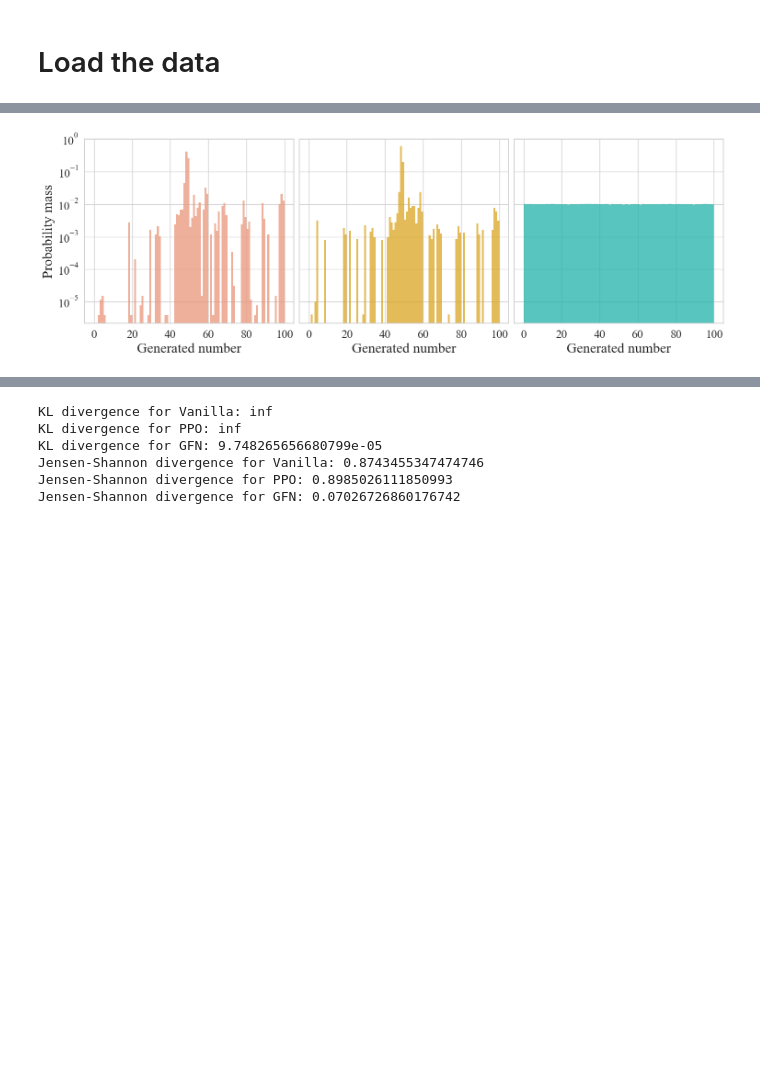
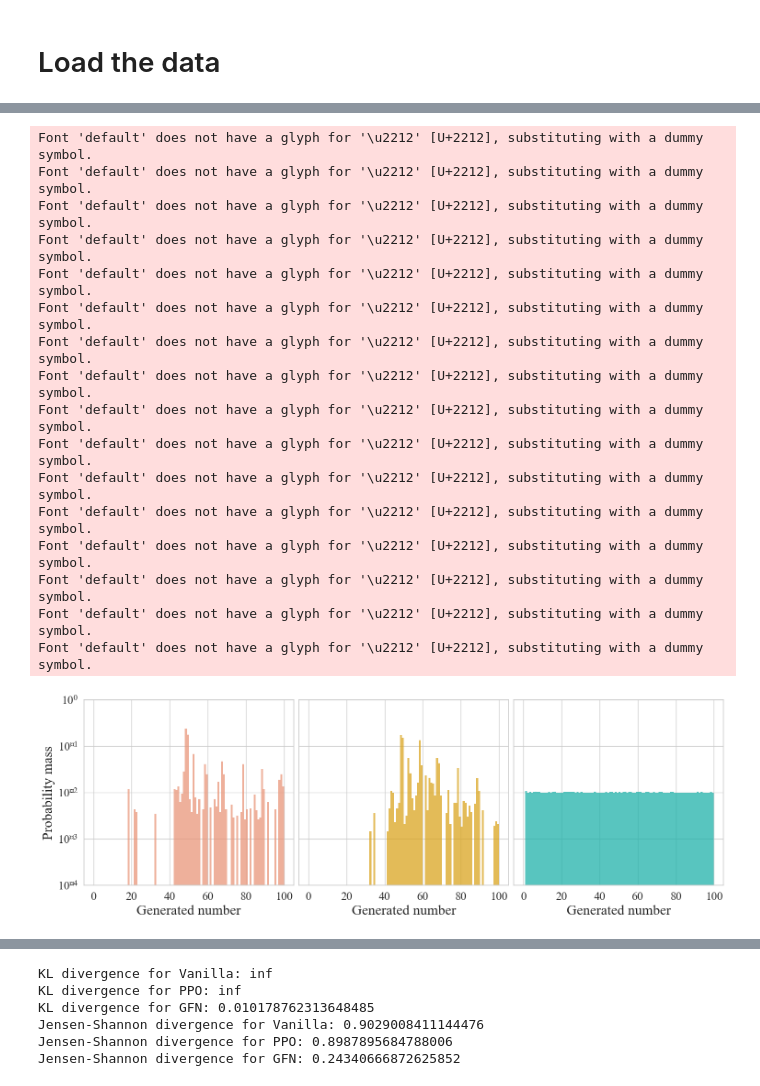
Before and after one commit to GFNOrg/gfn-lm-tuning, a Jupyter notebook: rng/notebooks/plots.ipynb, the cells around one changed output, grey strips where cells are left out. Saved outputs shown, nothing was run; the diff lists cells and outputs as text; code cells hidden in the pictures; blank space fills up the shorter version.

```diff
--- a/rng/notebooks/plots.ipynb
+++ b/rng/notebooks/plots.ipynb
@@ -134,8 +177,11 @@ plot_distribution_single(
 # %%
+plt.rcParams["axes.unicode_minus"] = False
+
+
 def plot_distribution(
     ax,
     dist,
-    n_max=512 * 8,
+    n_max=100,
     model_name="Model",
     color="lightseagreen",
     xlims=None,
@@ -144,9 +190,9 @@ def plot_distribution(
     filename="model",
     total_numbers=512000,
 ):
-    plt.rcParams["font.family"] = font
+    # plt.rcParams["font.family"] = font
     plt.rcParams["font.size"] = 16
-
+    # plt.rcParams["axes.unicode_minus"] = False
     sns.set_theme(style="whitegrid", font=font)
 
     bins = range(min(dist), max(dist) + 2)
@@ -162,10 +208,10 @@ def plot_distribution(
         plot.set_xlim(xlims)
 
     plot.set_yscale("log")
-    plot.set_ylim(top=1)
+    plot.set_ylim(0.0001, 1)
 
     # # custom y-axis ticks
-    # plot.set_yticks([0.0001, 0.001, 0.01, 0.1, 1])
+    plot.set_yticks([0.0001, 0.001, 0.01, 0.1, 1])
 
     plot.tick_params(axis="both", which="major", labelsize=18)
 
@@ -177,7 +223,13 @@ def plot_distribution(
     # plot.figure.savefig(f"plots/{slugify(model_name)}.pdf", bbox_inches="tight")
 
 
-def plot_all_distributions(df_gfn, df_vanilla, df_ppo, n_max):
+def plot_all_distributions(
+    df_gfn, df_vanilla, df_ppo, n_max=100, font="Times New Roman"
+):
+    # plt.rcParams["font.family"] = font
+    plt.rcParams["font.size"] = 16
+    sns.set_theme(style="whitegrid", font=font)
+    # plt.rcParams["axes.unicode_minus"] = False
     fig, axs = plt.subplots(1, 3, sharey=True, figsize=(15, 5))
 
     plot_distribution(
@@ -186,35 +238,54 @@ def plot_all_distributions(df_gfn, df_vanilla, df_ppo, n_max):
         n_max=n_max,
         model_name="Base model",
         color="darksalmon",
-        number_of_NaNs=253591,
+        number_of_NaNs=number_of_NaNs_vanilla,
         xlims=(-5, n_max + 5),
+        font=font,
     )
 
     plot_distribution(
         axs[1],
         df_ppo["Generated Numbers"],
         n_max=n_max,
         model_name="PPO",
         color="goldenrod",
-        number_of_NaNs=21411,
+        number_of_NaNs=number_of_NaNs_ppo,
         xlims=(-5, n_max + 5),
+        font=font,
     )
 
     plot_distribution(
         axs[2],
         df_gfn["Generated Numbers"],
         n_max=n_max,
         model_name="GFlowNet",
         color="lightseagreen",
-        number_of_NaNs=0,
+        number_of_NaNs=number_of_NaNs_gfn,
         xlims=(-5, n_max + 5),
+        font=font,
     )
 
     plt.tight_layout(pad=0.5)
     plt.show()
     fig.savefig(f"plots/all_single-prompt.pdf", bbox_inches="tight")
 
 
 plot_all_distributions(df_gfn, df_vanilla, df_ppo, n_max)
 # %% [output]
+Font 'default' does not have a glyph for '\u2212' [U+2212], substituting with a dummy symbol.
+Font 'default' does not have a glyph for '\u2212' [U+2212], substituting with a dummy symbol.
+Font 'default' does not have a glyph for '\u2212' [U+2212], substituting with a dummy symbol.
+Font 'default' does not have a glyph for '\u2212' [U+2212], substituting with a dummy symbol.
+Font 'default' does not have a glyph for '\u2212' [U+2212], substituting with a dummy symbol.
+Font 'default' does not have a glyph for '\u2212' [U+2212], substituting with a dummy symbol.
+Font 'default' does not have a glyph for '\u2212' [U+2212], substituting with a dummy symbol.
+Font 'default' does not have a glyph for '\u2212' [U+2212], substituting with a dummy symbol.
+Font 'default' does not have a glyph for '\u2212' [U+2212], substituting with a dummy symbol.
+Font 'default' does not have a glyph for '\u2212' [U+2212], substituting with a dummy symbol.
+Font 'default' does not have a glyph for '\u2212' [U+2212], substituting with a dummy symbol.
+Font 'default' does not have a glyph for '\u2212' [U+2212], substituting with a dummy symbol.
+Font 'default' does not have a glyph for '\u2212' [U+2212], substituting with a dummy symbol.
+Font 'default' does not have a glyph for '\u2212' [U+2212], substituting with a dummy symbol.
+Font 'default' does not have a glyph for '\u2212' [U+2212], substituting with a dummy symbol.
+Font 'default' does not have a glyph for '\u2212' [U+2212], substituting with a dummy symbol.
-[figure, old version]
+[figure, new version]
@@ -224,15 +311,17 @@ from scipy.stats import entropy
 from scipy.spatial.distance import jensenshannon
 from numpy import sqrt
 
-pmf_vanilla = np.histogram(df_vanilla["Generated Numbers"], bins=n_max)[0] / 512000
-pmf_ppo = np.histogram(df_ppo["Generated Numbers"], bins=n_max)[0] / 512000
-pmf_gfn = np.histogram(df_gfn["Generated Numbers"], bins=n_max)[0] / 512000
+pmf_vanilla = (
+    np.histogram(df_vanilla["Generated Numbers"], bins=n_max)[0] / number_of_nbs_vanilla
+)
+pmf_ppo = np.histogram(df_ppo["Generated Numbers"], bins=n_max)[0] / number_of_nbs_ppo
+pmf_gfn = np.histogram(df_gfn["Generated Numbers"], bins=n_max)[0] / number_of_nbs_gfn
 pmf_uniform = np.ones(n_max) / n_max
 
 # add NaNs
-pmf_vanilla = np.append(pmf_vanilla, 253591 / 512000)
-pmf_ppo = np.append(pmf_ppo, 21411 / 512000)
-pmf_gfn = np.append(pmf_gfn, 0)
+pmf_vanilla = np.append(pmf_vanilla, number_of_NaNs_vanilla / number_of_nbs_vanilla)
+pmf_ppo = np.append(pmf_ppo, number_of_NaNs_ppo / number_of_nbs_ppo)
+pmf_gfn = np.append(pmf_gfn, number_of_NaNs_gfn / number_of_nbs_gfn)
 pmf_uniform = np.append(pmf_uniform, 0)
 
 kl_vanilla = entropy(pmf_vanilla, pmf_uniform)
@@ -254,7 +343,7 @@ print(f"Jensen-Shannon divergence for GFN: {jsd_gfn}")
 # %% [output]
 KL divergence for Vanilla: inf
 KL divergence for PPO: inf
-KL divergence for GFN: 9.748265656680799e-05
-Jensen-Shannon divergence for Vanilla: 0.8743455347474746
-Jensen-Shannon divergence for PPO: 0.8985026111850993
-Jensen-Shannon divergence for GFN: 0.07026726860176742
+KL divergence for GFN: 0.010178762313648485
+Jensen-Shannon divergence for Vanilla: 0.9029008411144476
+Jensen-Shannon divergence for PPO: 0.8987895684788006
+Jensen-Shannon divergence for GFN: 0.24340666872625852
```
Also changed, not shown: parts of 9 cells of this notebook, 3 other files.
